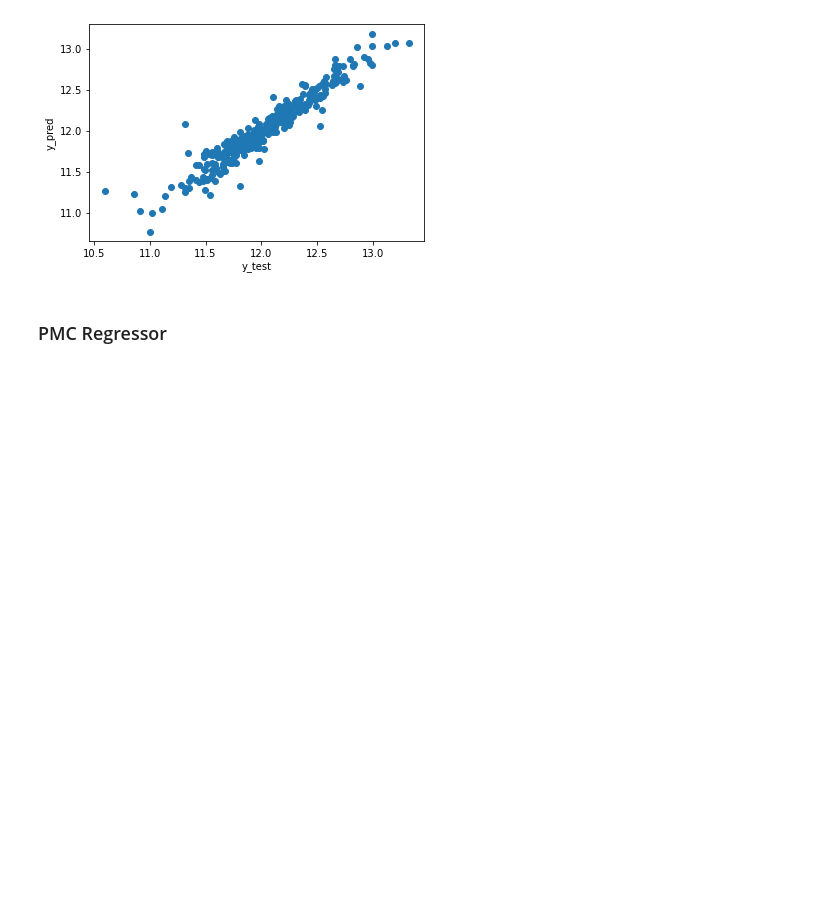
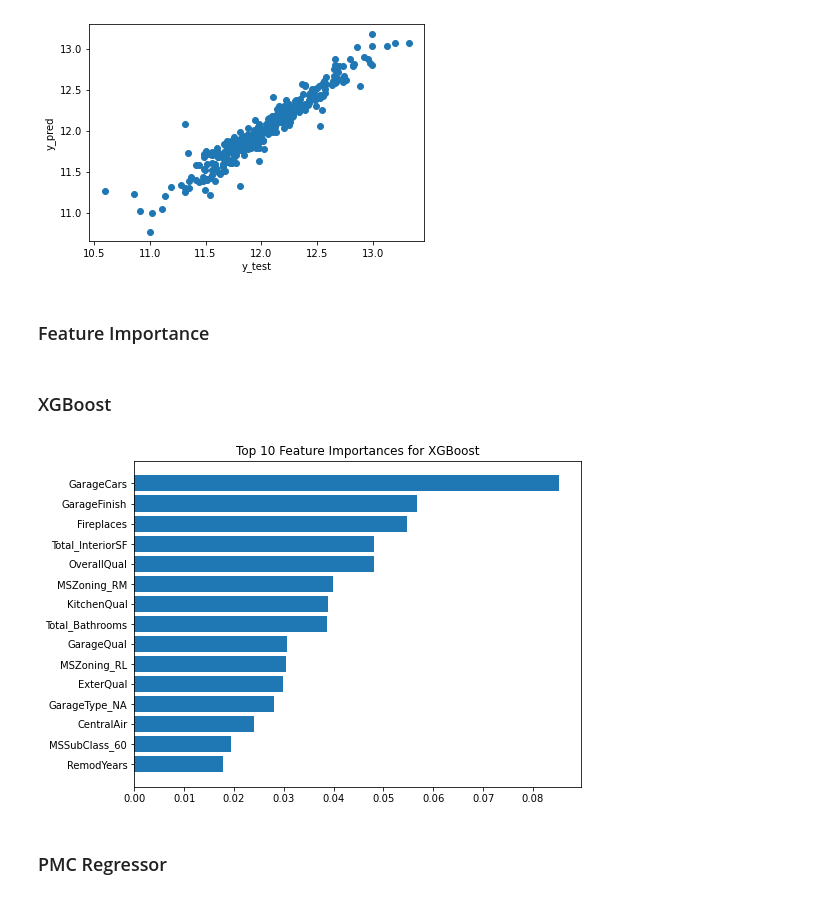
Before and after one commit to lna96/Projet-8-OpenClassrooms, a Jupyter notebook: P8_modelisation.ipynb, the cells around one changed output. Drawn from its saved outputs; the diff is of its cells as text; code cells hidden in the pictures; blank space fills up the shorter version.

Commit message:
Add files via upload
add feature importance

```diff
--- a/P8_modelisation.ipynb
+++ b/P8_modelisation.ipynb
@@ -357,6 +357,22 @@ plt.show()
 RMSE : 0.1183
 R2 0.915
 [figure]
+# %% [markdown]
+### Feature Importance
+# %% [markdown]
+### XGBoost
+# %%
+feature_importance = xgb.feature_importances_
+sorted_idx = np.argsort(feature_importance)[::-1][:15]
+pos = np.arange(sorted_idx.shape[0]) + .5
+
+plt.figure(figsize=(8, 6))
+plt.barh(pos, feature_importance[sorted_idx][::-1], align='center')
+plt.yticks(pos, np.array(Xtrain.columns)[sorted_idx][::-1])
+plt.title('Top 10 Feature Importances for XGBoost')
+plt.show()
+# %% [output]
+[figure, added]
 # %% [markdown]
 ### PMC Regressor
 # %%
```
Also changed, not shown: parts of 12 cells of this notebook.
